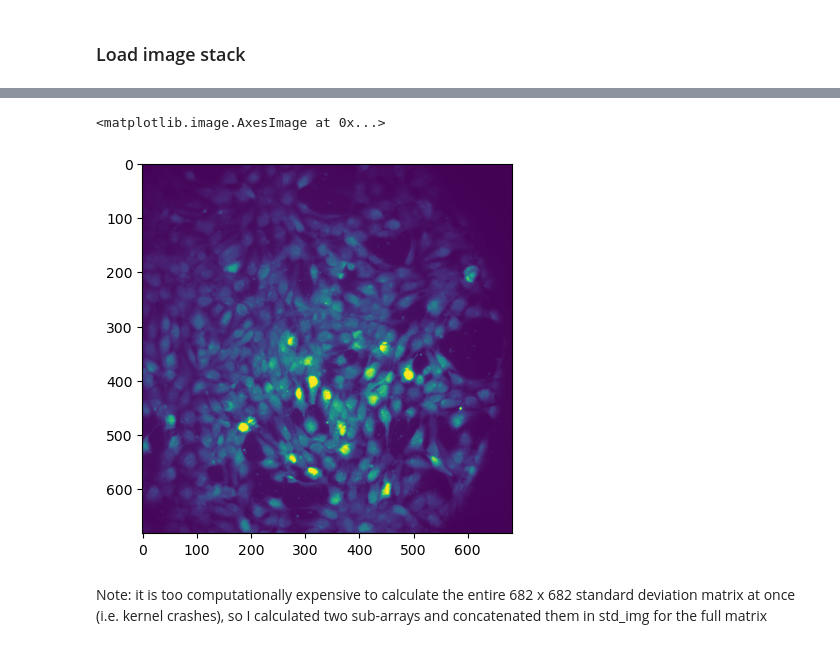
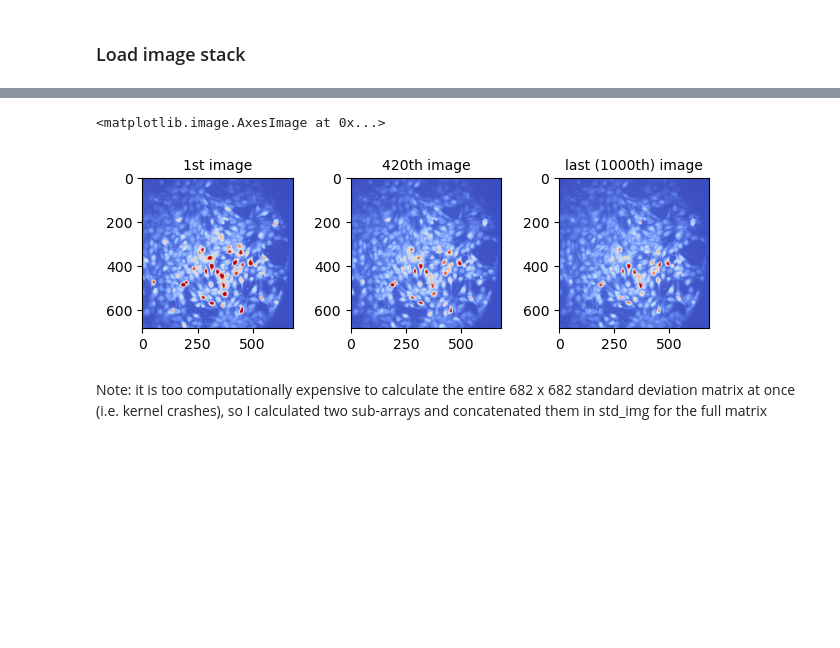
Before and after one commit to kath3rine/research, a Jupyter notebook: DFFpython.ipynb, the cells around one changed output, grey strips where cells are left out. Cells and saved outputs as stored; diff of their text form; code cells hidden in the pictures; blank space fills up the shorter version.

```diff
--- a/DFFpython.ipynb
+++ b/DFFpython.ipynb
@@ -32,7 +24,14 @@ img_array = img_array / 255
-# %%
-plt.imshow(img[420]) # 420th img in the tif
-# %% [output]
-<matplotlib.image.AxesImage at 0x...>
-[figure, removed]
+# %%
+fig, (ax1, ax2, ax3) = plt.subplots(1, 3)
+fig.tight_layout()
+ax1.set_title("1st image", fontsize=10)
+ax1.imshow(img[0], cmap="coolwarm")
+ax2.set_title("420th image", fontsize=10)
+ax2.imshow(img[419], cmap="coolwarm")
+ax3.set_title("last (1000th) image", fontsize=10)
+ax3.imshow(img[999], cmap="coolwarm")
+# %% [output]
+<matplotlib.image.AxesImage at 0x...>
+[figure, added]
 # %%
 mean_img = (np.mean(img_array, axis = 0))
```
Also changed, not shown: parts of 5 cells of this notebook.
